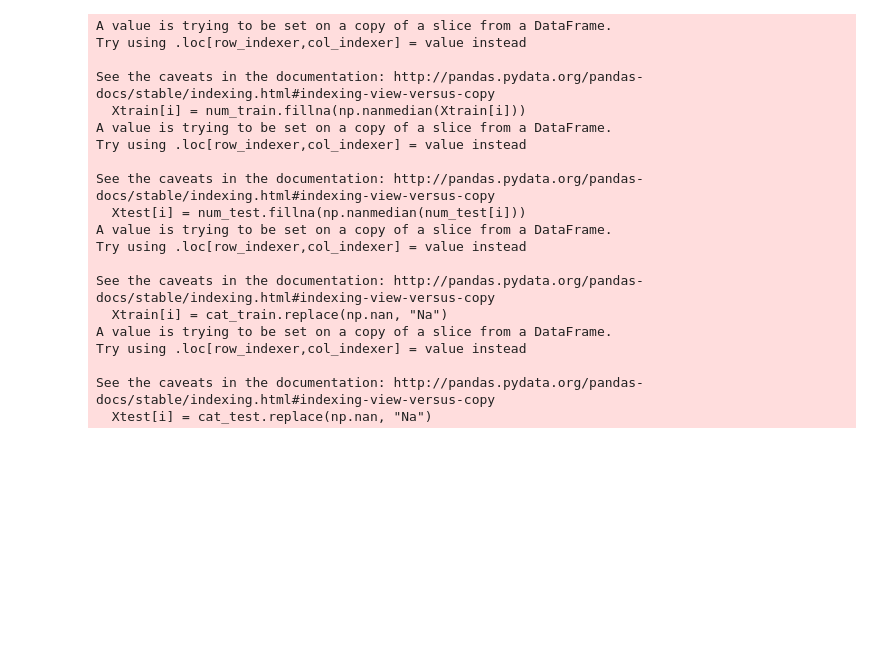
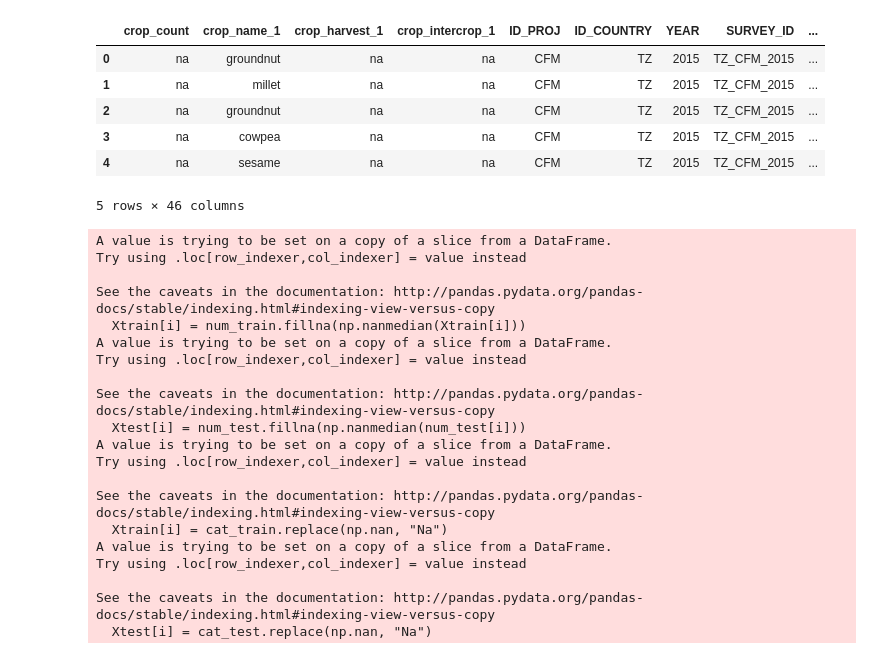
Before and after one commit to laporpe/STA_208, a Jupyter notebook: finalized_code/functions_class.ipynb, the cells around one changed output. Drawn from its saved outputs; the diff is of its cells as text; code cells hidden in the pictures; blank space fills up the shorter version.

Commit message:
checked replaceNan function after updating py file

```diff
--- a/finalized_code/functions_class.ipynb
+++ b/finalized_code/functions_class.ipynb
@@ -165,6 +165,18 @@ dat = pd.read_csv("../data/clean.csv")
 from Functions import Cleaning_Functions
 fun = Cleaning_Functions()
 #fun.id_data_types(dat)
+# %%
+#check if replaceNan function works with updated .py file
+b= fun.replace_na_with_NaN(dat)
+b.head()
+# %% [output]
+|  | crop_count | crop_name_1 | crop_harvest_1 | crop_intercrop_1 | ID_PROJ | ID_COUNTRY | YEAR | SURVEY_ID | ... |
+| 0 | na | groundnut | na | na | CFM | TZ | 2015 | TZ_CFM_2015 | ... |
+| 1 | na | millet | na | na | CFM | TZ | 2015 | TZ_CFM_2015 | ... |
+| 2 | na | groundnut | na | na | CFM | TZ | 2015 | TZ_CFM_2015 | ... |
+| 3 | na | cowpea | na | na | CFM | TZ | 2015 | TZ_CFM_2015 | ... |
+| 4 | na | sesame | na | na | CFM | TZ | 2015 | TZ_CFM_2015 | ... |
+5 rows × 46 columns
 # %%
 fun.replace_na_with_NaN(dat)
 fun.entry_to_lowercase(dat)
```
Also changed, not shown: parts of 2 cells of this notebook.
